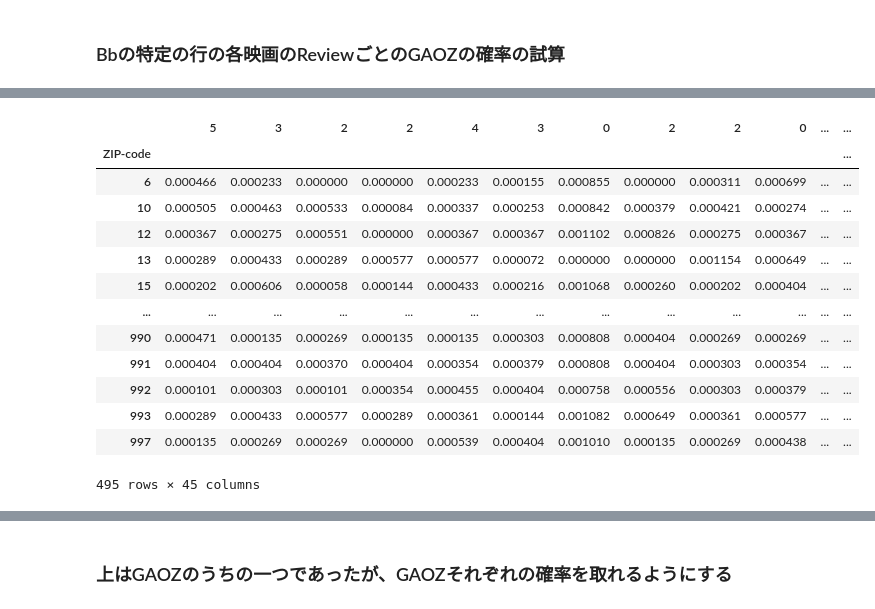
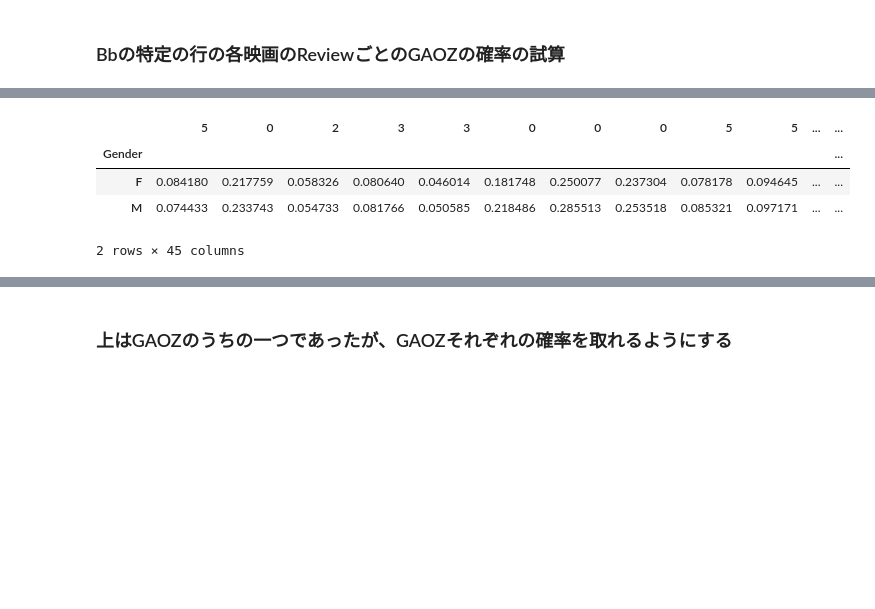
Before and after one commit to dorakemon/pws2024_attack, a Jupyter notebook: sandbox/mae_attack_neo.ipynb, the cells around one changed output, grey strips where cells are left out. Drawn from its saved outputs; the diff is of its cells as text; code cells hidden in the pictures; blank space fills up the shorter version.

```diff
--- a/sandbox/mae_attack_neo.ipynb
+++ b/sandbox/mae_attack_neo.ipynb
@@ -4,10 +4,18 @@ import numpy as np
 import warnings
 warnings.simplefilter(action='ignore', category=FutureWarning)
 # %%
-ATTACK_TARGET = "02"
-MAIN = False # True: メインの攻撃, False: 予備選の攻撃
+ATTACK_TARGET = "16"
+TARGET_TYPE = "UTIL100" # MAIN: メインの攻撃, SUB: 予備選の攻撃, UTIL100: Utility100の攻撃
+# MAIN = False # True: メインの攻撃, False: 予備選の攻撃
 
-DIR = "../data" if MAIN else "../predata/anonymization_data"
+DIR = ""
+if TARGET_TYPE == "MAIN":
+    DIR = "../data"
+elif TARGET_TYPE == "SUB":
+    DIR = "../predata/anonymization_data"
+elif TARGET_TYPE == "UTIL100":
+    DIR = "../samples/util100"
+    ATTACK_TARGET = "36"
 
 """
 01	宮地研.exe
@@ -269,36 +277,27 @@ target_Bb_row[:5]
 Name: 8, dtype: object
 # %%
-target_gaoz = "ZIP-code" # "Age" | "Occupation" | "ZIP-code"
+target_gaoz = "Gender" # "Age" | "Occupation" | "ZIP-code"
 
 # 各映画IDに対する target_cross を格納するリスト
 target_BB_row_cross_tabs = []
 
 for movie_id in MOVIE_IDS:
     cross_tab = normalized_cross_tabs[(target_gaoz, movie_id)]
     # Bbの対象行の映画の評価値を取得
     bb_review_value_for_selected_movie = target_Bb_row[movie_id]
     if bb_review_value_for_selected_movie == "*":
         continue
     target_cross_tab = cross_tab[int(bb_review_value_for_selected_movie)]
     target_BB_row_cross_tabs.append(target_cross_tab)
 
 target_BB_row_cross_tabs = pd.concat(target_BB_row_cross_tabs, axis=1)
 target_BB_row_cross_tabs
 # %% [output]
-|  | 5 | 3 | 2 | 2 | 4 | 3 | 0 | 2 | 2 | 0 | ... | ... |
-| ZIP-code |  |  |  |  |  |  |  |  |  |  |  | ... |
-| 6 | 0.000466 | 0.000233 | 0.000000 | 0.000000 | 0.000233 | 0.000155 | 0.000855 | 0.000000 | 0.000311 | 0.000699 | ... | ... |
-| 10 | 0.000505 | 0.000463 | 0.000533 | 0.000084 | 0.000337 | 0.000253 | 0.000842 | 0.000379 | 0.000421 | 0.000274 | ... | ... |
-| 12 | 0.000367 | 0.000275 | 0.000551 | 0.000000 | 0.000367 | 0.000367 | 0.001102 | 0.000826 | 0.000275 | 0.000367 | ... | ... |
-| 13 | 0.000289 | 0.000433 | 0.000289 | 0.000577 | 0.000577 | 0.000072 | 0.000000 | 0.000000 | 0.001154 | 0.000649 | ... | ... |
-| 15 | 0.000202 | 0.000606 | 0.000058 | 0.000144 | 0.000433 | 0.000216 | 0.001068 | 0.000260 | 0.000202 | 0.000404 | ... | ... |
-| ... | ... | ... | ... | ... | ... | ... | ... | ... | ... | ... | ... | ... |
-| 990 | 0.000471 | 0.000135 | 0.000269 | 0.000135 | 0.000135 | 0.000303 | 0.000808 | 0.000404 | 0.000269 | 0.000269 | ... | ... |
-| 991 | 0.000404 | 0.000404 | 0.000370 | 0.000404 | 0.000354 | 0.000379 | 0.000808 | 0.000404 | 0.000303 | 0.000354 | ... | ... |
-| 992 | 0.000101 | 0.000303 | 0.000101 | 0.000354 | 0.000455 | 0.000404 | 0.000758 | 0.000556 | 0.000303 | 0.000379 | ... | ... |
-| 993 | 0.000289 | 0.000433 | 0.000577 | 0.000289 | 0.000361 | 0.000144 | 0.001082 | 0.000649 | 0.000361 | 0.000577 | ... | ... |
-| 997 | 0.000135 | 0.000269 | 0.000269 | 0.000000 | 0.000539 | 0.000404 | 0.001010 | 0.000135 | 0.000269 | 0.000438 | ... | ... |
+|  | 5 | 0 | 2 | 3 | 3 | 0 | 0 | 0 | 5 | 5 | ... | ... |
+| Gender |  |  |  |  |  |  |  |  |  |  |  | ... |
+| F | 0.084180 | 0.217759 | 0.058326 | 0.080640 | 0.046014 | 0.181748 | 0.250077 | 0.237304 | 0.078178 | 0.094645 | ... | ... |
+| M | 0.074433 | 0.233743 | 0.054733 | 0.081766 | 0.050585 | 0.218486 | 0.285513 | 0.253518 | 0.085321 | 0.097171 | ... | ... |
-495 rows × 45 columns
+2 rows × 45 columns
 # %%
 # 各カラムごとに総和が1になるように確率を正規化
 def normalize_columns(df):
```
Also changed, not shown: parts of 22 cells of this notebook, 5 other files.
